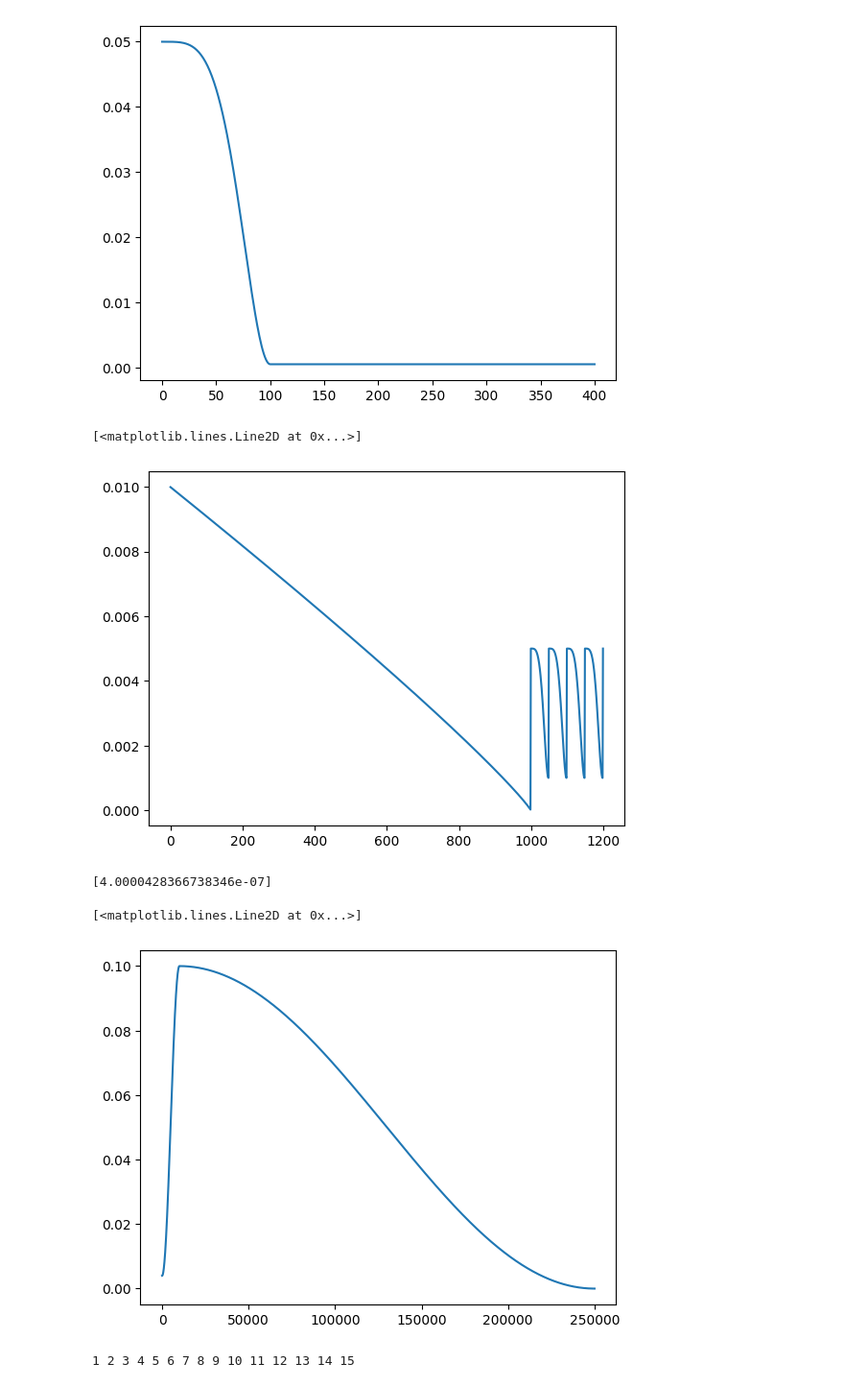
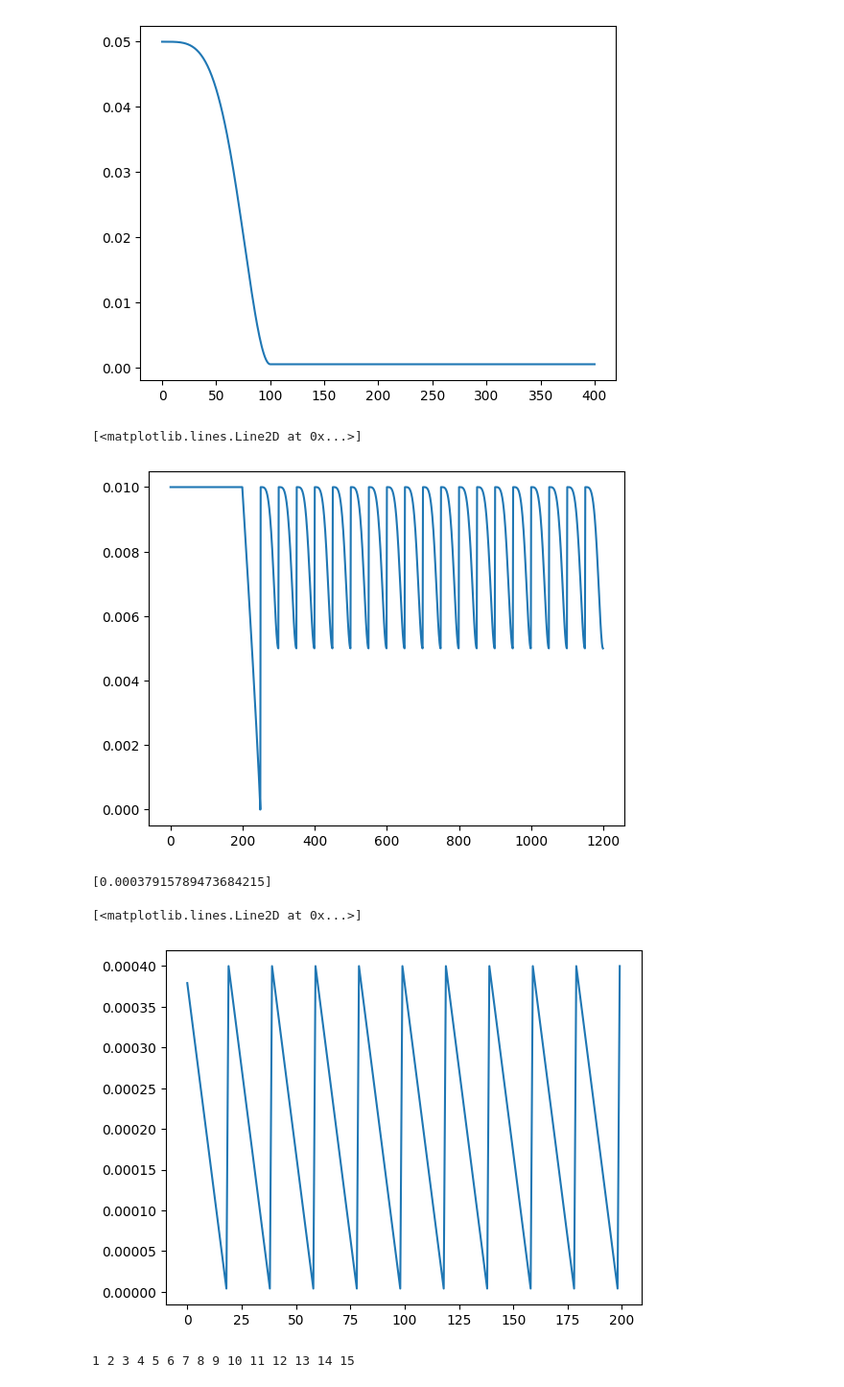
Before and after one commit to psFournier/dl_toolbox, a Jupyter notebook: dl_toolbox/utils/test_learning_rates.ipynb, the cells around one changed output. Shown at 96% size. Saved outputs shown, nothing was run; the diff lists cells and outputs as text; code cells hidden in the pictures.

```diff
--- a/dl_toolbox/utils/test_learning_rates.ipynb
+++ b/dl_toolbox/utils/test_learning_rates.ipynb
@@ -98,18 +98,19 @@ class NeuralNetwork(nn.Module):
 
 model = NeuralNetwork().to('cpu')
 sgd = torch.optim.SGD(model.parameters(), lr=0.01)
-poly = PolynomialLR(sgd, power=0.9, total_iters=1000)
+constant = ConstantLR(sgd, factor=1)
+poly = PolynomialLR(sgd, power=0.9, total_iters=50)
 swa = LambdaLR(sgd, SwaLR(
     cycle_len=50,
-    cycle_min=0.1,
-    cycle_max=0.5,
+    cycle_min=0.5,
+    cycle_max=1,
     mode='cos2'
 ))
 #swa = torch.optim.swa_utils.SWALR(
 #    sgd, anneal_strategy="cos", anneal_epochs=50, swa_lr=0.005
 #)
 
-scheduler = SequentialLR(sgd, schedulers=[poly, swa], milestones=[1000])
+scheduler = SequentialLR(sgd, schedulers=[constant, poly, swa], milestones=[200,251])
 lrs = []
 for epoch in range(1200):
     sgd.step()
@@ -119,37 +120,39 @@ x = list(range(1200))
 plt.plot(x, lrs)
 # %% [output]
 [<matplotlib.lines.Line2D at 0x...>]
-[figure, old version]
+[figure, new version]
 # %%
 from torch.optim.lr_scheduler import *
 import torch
 import torch.nn as nn
 import matplotlib.pyplot as plt
 from dl_toolbox.schedulers import SwaLR
 
 class NeuralNetwork(nn.Module):
     def __init__(self):
         super().__init__()
         self.linear = nn.Linear(28*28, 512)
 
     def forward(self, x):
         return self.linear(x)
 
 model = NeuralNetwork().to('cpu')
 sgd = torch.optim.SGD(model.parameters(), lr=0.01)
 scheduler = OneCycleLR(sgd, max_lr=0.1, epochs=1000, steps_per_epoch=250, pct_start=0.04)
+scheduler = LambdaLR(sgd, lr_lambda=SwaLR(20, 0.001, 0.1, 'lin'))
 lrs = []
-for _ in range(1000*250):
-    sgd.step()
+for epoch in range(200):
+    for _ in range(10):
+        sgd.step()
     scheduler.step()
     lrs.append(scheduler._last_lr)
-x = list(range(1000*250))
-print(lrs[-1])
+x = list(range(200))
+print(lrs[0])
 plt.plot(x, lrs)
 # %% [output]
-[4.0000428366738346e-07]
+[0.00037915789473684215]
 [<matplotlib.lines.Line2D at 0x...>]
-[figure, old version]
+[figure, new version]
 # %%
 print(*range(1, 16))
 # %% [output]
```
Also changed, not shown: 3 other files.
